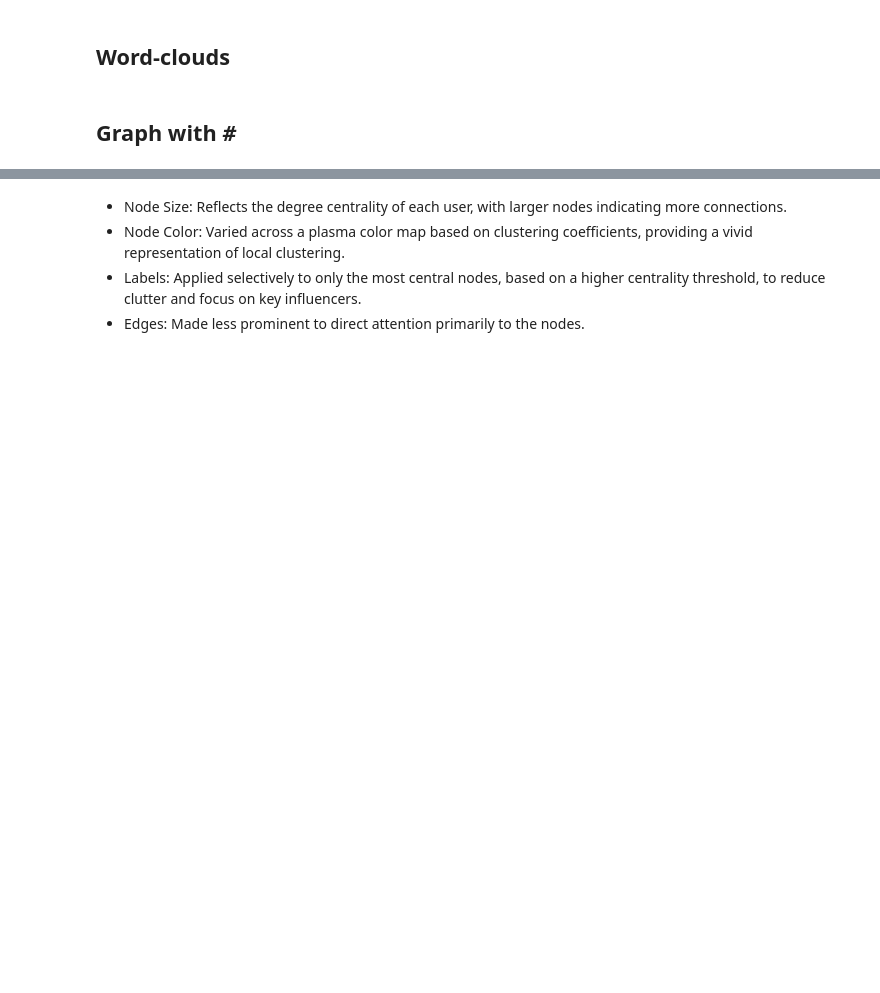
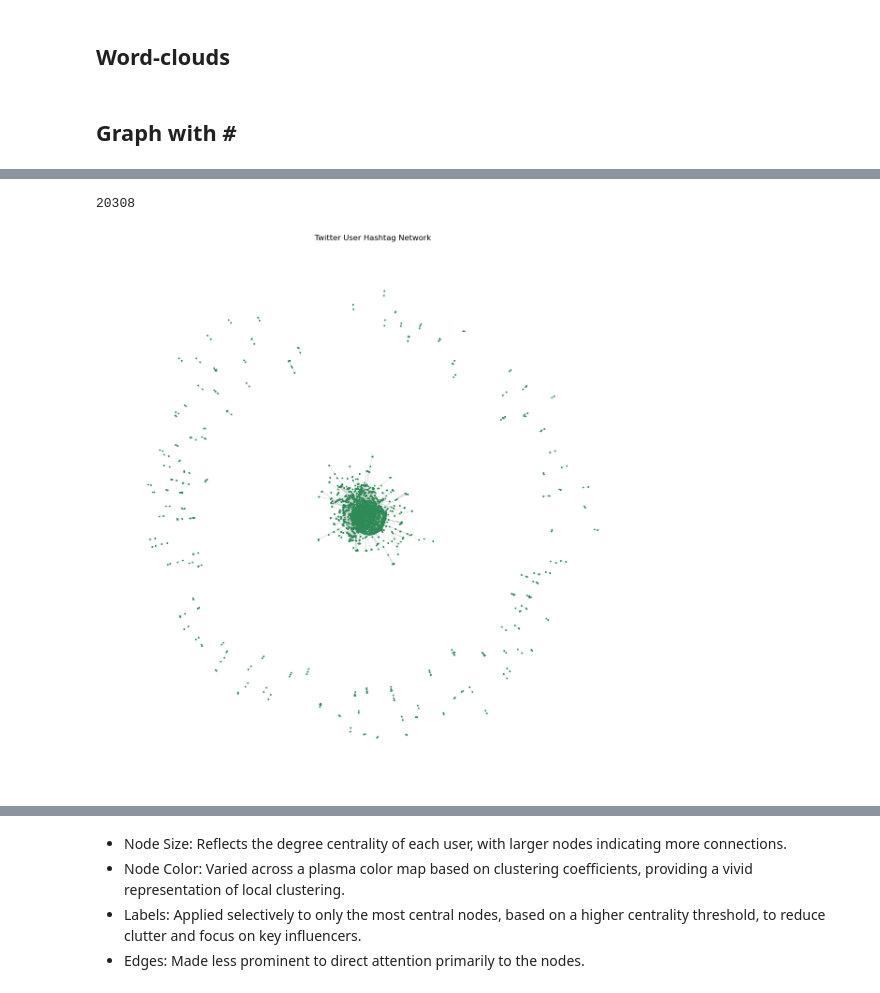
Before and after one commit to ZSoleimani/Tweets-network, a Jupyter notebook: Tweets-network.ipynb, the cells around one changed output, grey strips where cells are left out. Cells and saved outputs as stored; diff of their text form; code cells hidden in the pictures; blank space fills up the shorter version.

Commit message:
change theme color to green

```diff
--- a/Tweets-network.ipynb
+++ b/Tweets-network.ipynb
@@ -723,0 +724,8 @@ plt.show()
+# %%
+for index, row in tweets_df.iterrows():
+    user = row['UserName']
+    hashtags = extract_hashtags(row['Text'])
+    hashtags = list(map(lambda x: x.lower(),set(hashtags)))
+    if len(hashtags) > 0:
+        for hashtag in hashtags:
+            print(user, hashtag)
@@ -726,7 +756,8 @@ plt.show()
 def extract_hashtags(text):
     if not isinstance(text, str):
         return []
-    return re.findall(r"#(\w+)", text)
+    hashtags = re.findall(r"#(\w+)", text)
+    return list(map(lambda x: x.lower(),set(hashtags)))
 
 # Re-running the mapping of users to hashtags
 user_hashtags = defaultdict(set)
@@ -749,24 +791,30 @@ edges[:10]
+# %%
+# Preview the edges by showing the first 10 entries
+len(edges)
+# %% [output]
+20308
 # %%
 # Sample a subset of edges if the graph is too large
-sample_size = 1000  # Adjust this number based on the size and capability of your environment
+sample_size = 30000# Adjust this number based on the size and capability of your environment
 sampled_edges = random.sample(edges, min(sample_size, len(edges)))
 
 # Create a smaller graph with the sampled edges
 G_sampled = nx.Graph()
 G_sampled.add_edges_from(sampled_edges)
 
 # Use the spring layout for better node distribution
 pos = nx.spring_layout(G_sampled, seed=42)  # Seed for reproducible layout
 
 # Calculate node degrees (number of connections)
 degrees = dict(nx.degree(G_sampled))
 
 # Draw the graph with node size proportional to degree and color by degree
 plt.figure(figsize=(15, 15))
-nodes = nx.draw_networkx_nodes(G_sampled, pos, node_size=[v * 10 for v in degrees.values()],
-                               node_color=list(degrees.values()), cmap=plt.cm.viridis)
-edges = nx.draw_networkx_edges(G_sampled, pos, alpha=0.2)
-plt.colorbar(nodes)
+nodes = nx.draw_networkx_nodes(G_sampled, pos, node_size=3,
+                               node_color='seagreen')
+edges_draw = nx.draw_networkx_edges(G_sampled, pos, alpha=0.4,edge_color='lightgrey')
 plt.axis('off')
 plt.title('Twitter User Hashtag Network')
 plt.show()
+# %% [output]
+[figure, added]
```
Also changed, not shown: parts of 22 cells of this notebook.
